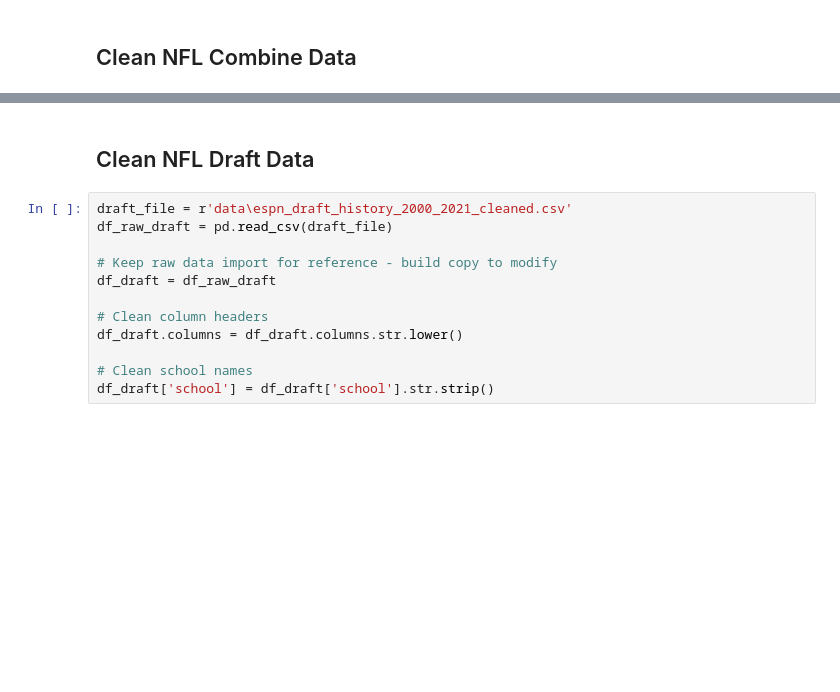
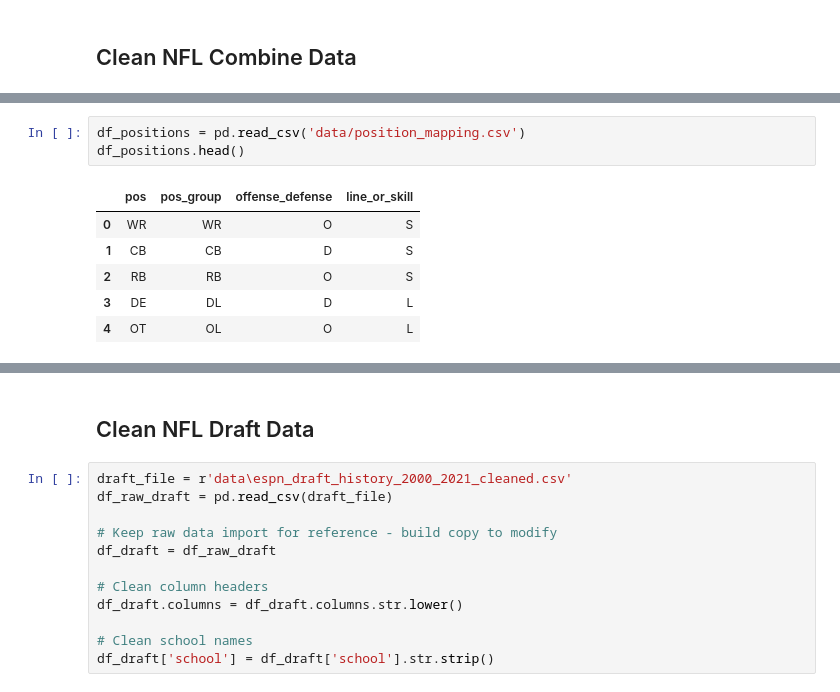
Before and after one commit to hollberg/nfl_combine_draft, a Jupyter notebook: jupy_clean.ipynb, the cells around one changed output, grey strips where cells are left out. Drawn from its saved outputs; the diff is of its cells as text; blank space fills up the shorter version.

```diff
--- a/jupy_clean.ipynb
+++ b/jupy_clean.ipynb
@@ -37,0 +53,10 @@ Cleaned combine size:  (8465, 15)
+# %%
+df_positions = pd.read_csv('data/position_mapping.csv')
+df_positions.head()
+# %% [output]
+|  | pos | pos_group | offense_defense | line_or_skill |
+| 0 | WR | WR | O | S |
+| 1 | CB | CB | D | S |
+| 2 | RB | RB | O | S |
+| 3 | DE | DL | D | L |
+| 4 | OT | OL | O | L |
```
Also changed, not shown: parts of 15 cells of this notebook, 1 other file.
